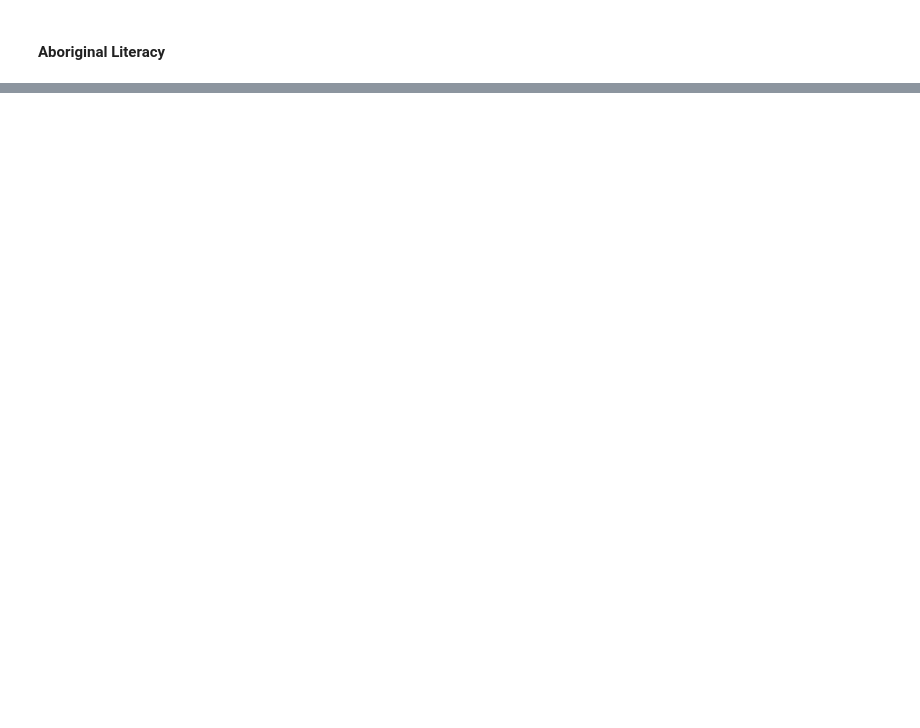
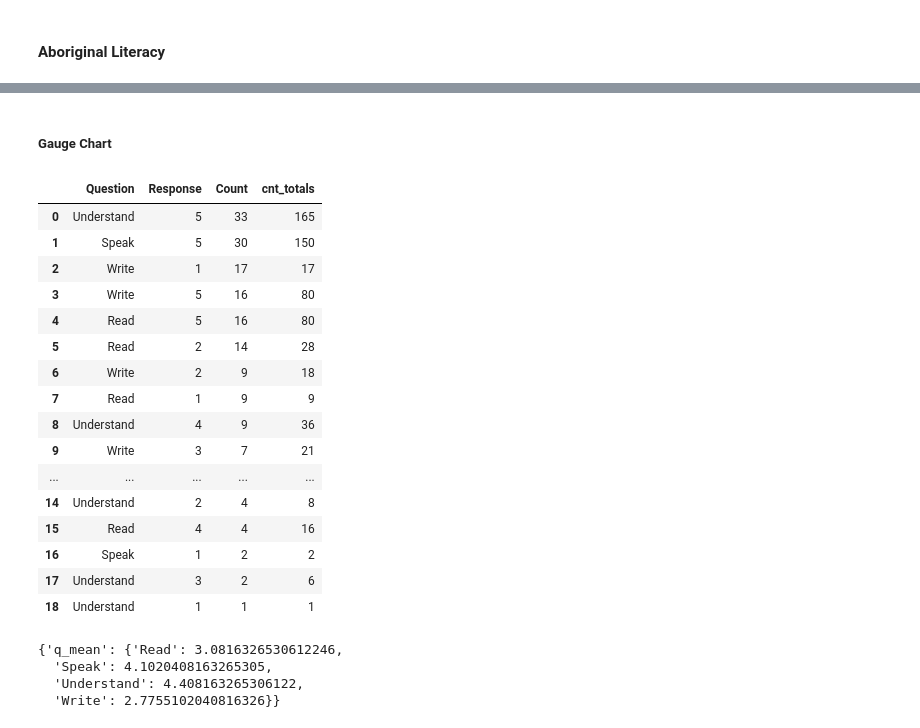
Before and after one commit to broco347/CHG-CEE-21, a Jupyter notebook: Charts.ipynb, the cells around one changed output, grey strips where cells are left out. Cells and saved outputs as stored; diff of their text form; code cells hidden in the pictures; blank space fills up the shorter version.

Commit message:
Finished stacked bar charts. Working on gauge chart

```diff
--- a/Charts.ipynb
+++ b/Charts.ipynb
@@ -141,0 +140,39 @@ fig.show()
+# %% [markdown]
+##### Gauge Chart
+# %%
+gauge_df = ab_lit_counts.copy()
+gauge_df['Response'].replace({"Not at all":1, "Little bit":2, "Some":3, "Fair bit":4, "Lots":5}, inplace=True)
+# %%
+gauge_df['cnt_totals'] = gauge_df['Response'] * gauge_df['Count']
+gauge_df
+# %% [output]
+|  | Question | Response | Count | cnt_totals |
+| 0 | Understand | 5 | 33 | 165 |
+| 1 | Speak | 5 | 30 | 150 |
+| 2 | Write | 1 | 17 | 17 |
+| 3 | Write | 5 | 16 | 80 |
+| 4 | Read | 5 | 16 | 80 |
+| 5 | Read | 2 | 14 | 28 |
+| 6 | Write | 2 | 9 | 18 |
+| 7 | Read | 1 | 9 | 9 |
+| 8 | Understand | 4 | 9 | 36 |
+| 9 | Write | 3 | 7 | 21 |
+| ... | ... | ... | ... | ... |
+| 14 | Understand | 2 | 4 | 8 |
+| 15 | Read | 4 | 4 | 16 |
+| 16 | Speak | 1 | 2 | 2 |
+| 17 | Understand | 3 | 2 | 6 |
+| 18 | Understand | 1 | 1 | 1 |
+# %%
+gauge_df['n_response'] = gauge_df.groupby('Question')['Count'].transform('sum')
+gauge_df['totals_sum'] = gauge_df.groupby('Question')['cnt_totals'].transform('sum')
+gauge_df['q_mean'] = gauge_df['totals_sum'] / gauge_df['n_response']
+
+gauge_df2 = gauge_df.groupby('Question').first().reset_index()
+gauge_dict = gauge_df2[['Question', 'q_mean']].set_index('Question').to_dict()
+gauge_dict
+# %% [output]
+{'q_mean': {'Read': 3.0816326530612246,
+  'Speak': 4.1020408163265305,
+  'Understand': 4.408163265306122,
+  'Write': 2.7755102040816326}}
```
Also changed, not shown: parts of 6 cells of this notebook.
